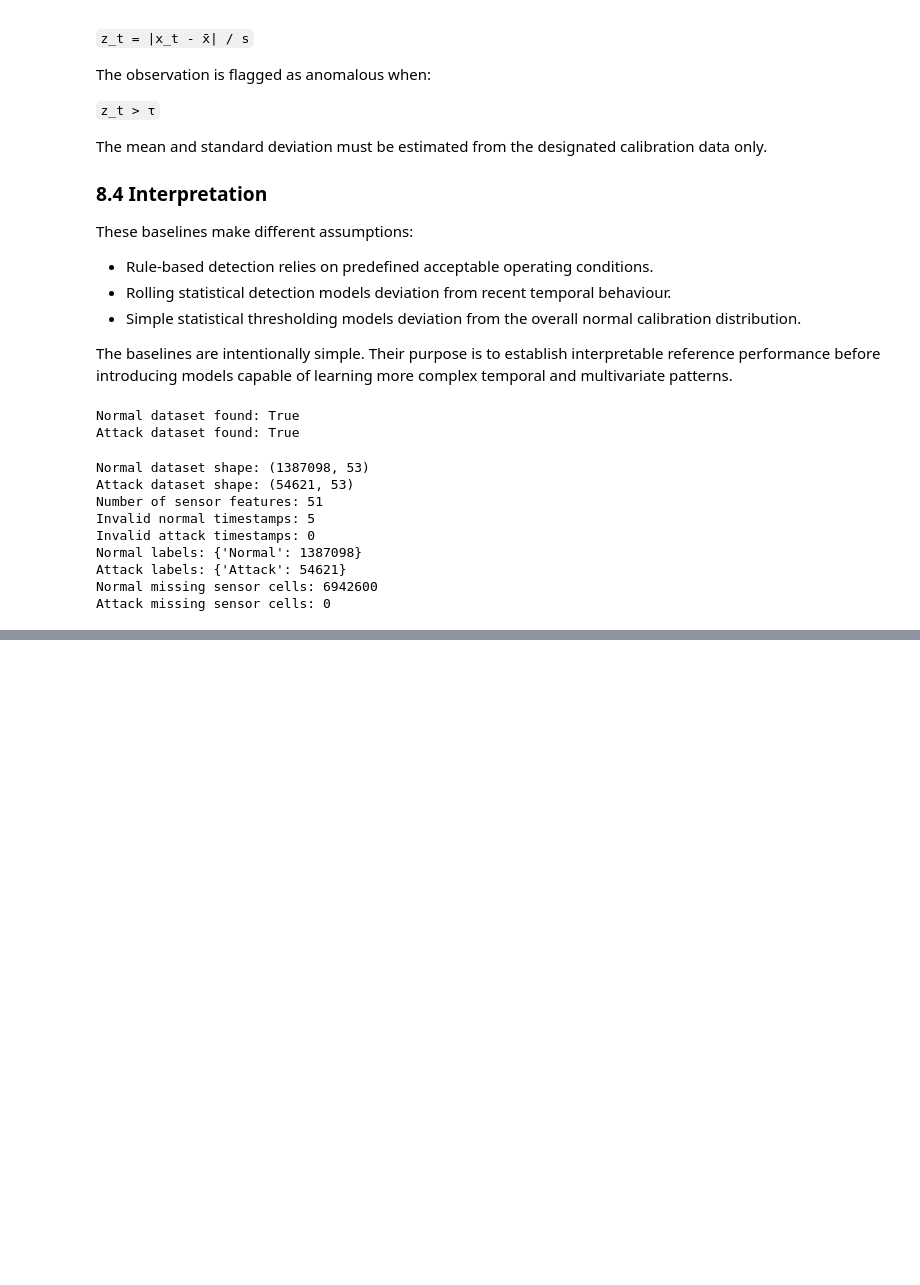
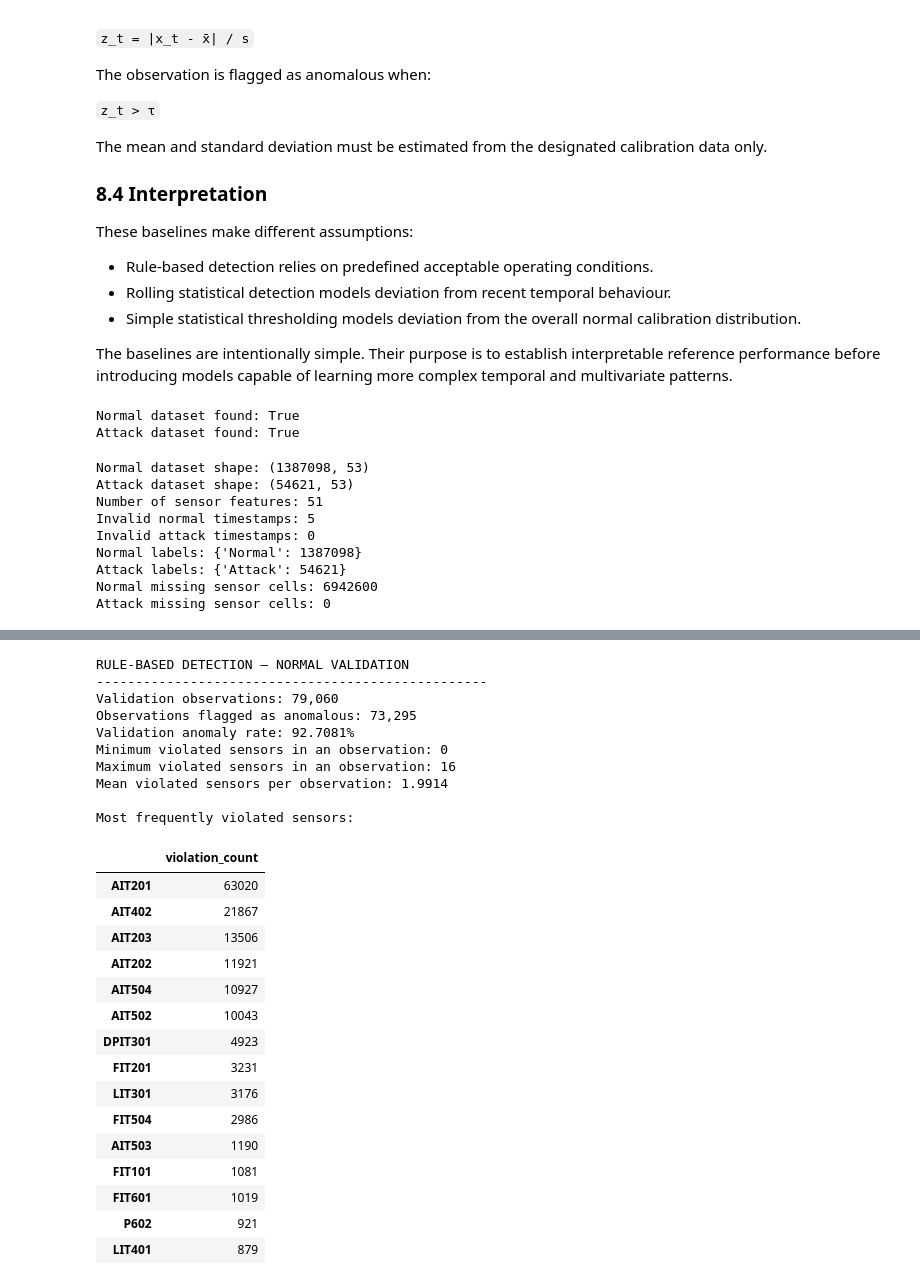
Before and after one commit to Thomasayanfeoluwa/multivariate-telemetry-anomaly-detection, a Jupyter notebook: notebooks/04_baseline_anomaly_detection.ipynb, the cells around one changed output, grey strips where cells are left out. Drawn from its saved outputs; the diff is of its cells as text; code cells hidden in the pictures; blank space fills up the shorter version.

```diff
--- a/notebooks/04_baseline_anomaly_detection.ipynb
+++ b/notebooks/04_baseline_anomaly_detection.ipynb
@@ -266,0 +517,72 @@ Attack missing sensor cells: 0
+# %%
+# Apply calibration-derived rules to the normal validation period.
+
+validation_values = normal_validation[feature_cols]
+
+lower_violations = validation_values.lt(rule_limits["lower_limit"], axis="columns")
+upper_violations = validation_values.gt(rule_limits["upper_limit"], axis="columns")
+
+validation_rule_flags = lower_violations | upper_violations
+
+normal_validation_rule_score = validation_rule_flags.sum(axis=1)
+normal_validation_rule_anomaly = normal_validation_rule_score > 0
+
+print("RULE-BASED DETECTION — NORMAL VALIDATION")
+print("-" * 50)
+
+print(f"Validation observations: {len(normal_validation):,}")
+print(
+    f"Observations flagged as anomalous: "
+    f"{normal_validation_rule_anomaly.sum():,}"
+)
+print(
+    f"Validation anomaly rate: "
+    f"{normal_validation_rule_anomaly.mean():.4%}"
+)
+print(
+    f"Minimum violated sensors in an observation: "
+    f"{normal_validation_rule_score.min()}"
+)
+print(
+    f"Maximum violated sensors in an observation: "
+    f"{normal_validation_rule_score.max()}"
+)
+print(
+    f"Mean violated sensors per observation: "
+    f"{normal_validation_rule_score.mean():.4f}"
+)
+
+print("\nMost frequently violated sensors:")
+display(
+    validation_rule_flags.sum()
+    .sort_values(ascending=False)
+    .head(15)
+    .to_frame("violation_count")
+)
+# %% [output]
+RULE-BASED DETECTION — NORMAL VALIDATION
+--------------------------------------------------
+Validation observations: 79,060
+Observations flagged as anomalous: 73,295
+Validation anomaly rate: 92.7081%
+Minimum violated sensors in an observation: 0
+Maximum violated sensors in an observation: 16
+Mean violated sensors per observation: 1.9914
+
+Most frequently violated sensors:
+|  | violation_count |
+| AIT201 | 63020 |
+| AIT402 | 21867 |
+| AIT203 | 13506 |
+| AIT202 | 11921 |
+| AIT504 | 10927 |
+| AIT502 | 10043 |
+| DPIT301 | 4923 |
+| FIT201 | 3231 |
+| LIT301 | 3176 |
+| FIT504 | 2986 |
+| AIT503 | 1190 |
+| FIT101 | 1081 |
+| FIT601 | 1019 |
+| P602 | 921 |
+| LIT401 | 879 |
```
Also changed, not shown: parts of 17 cells of this notebook.
